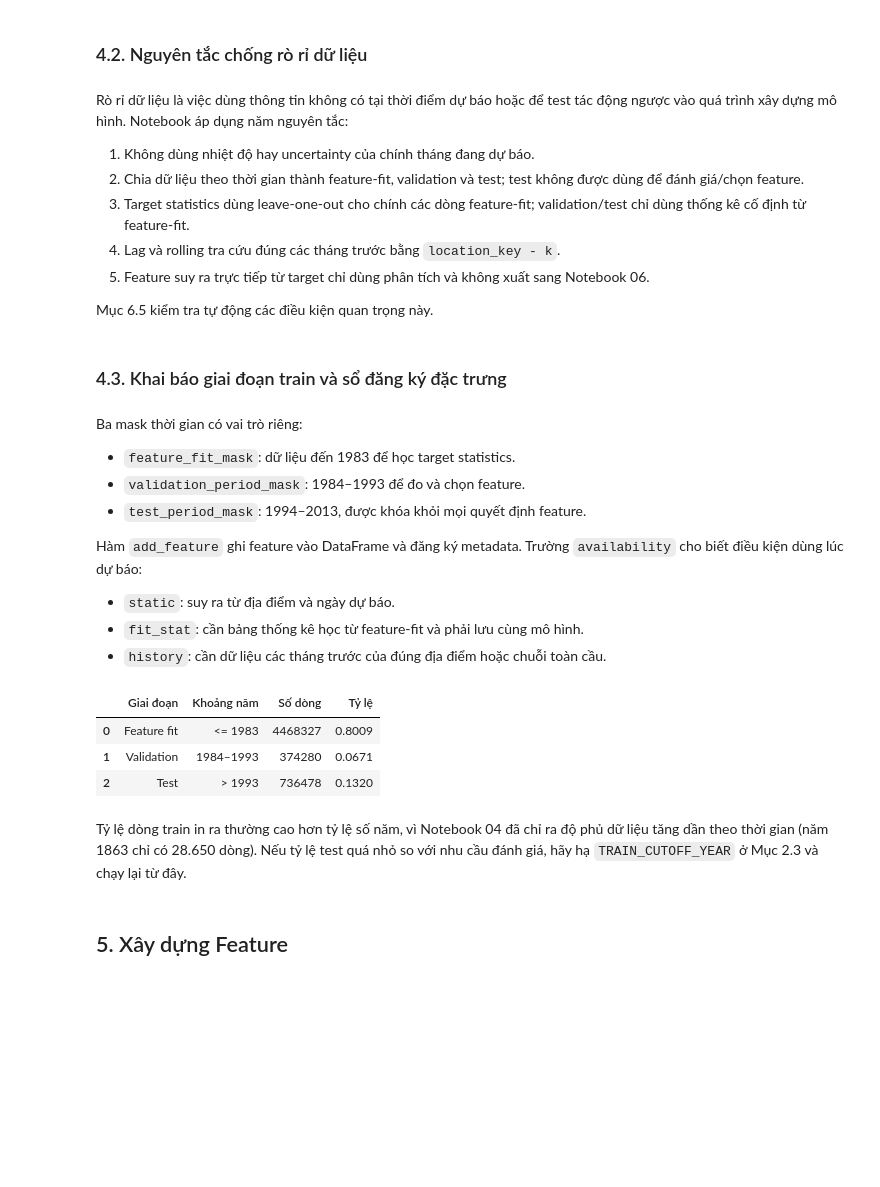
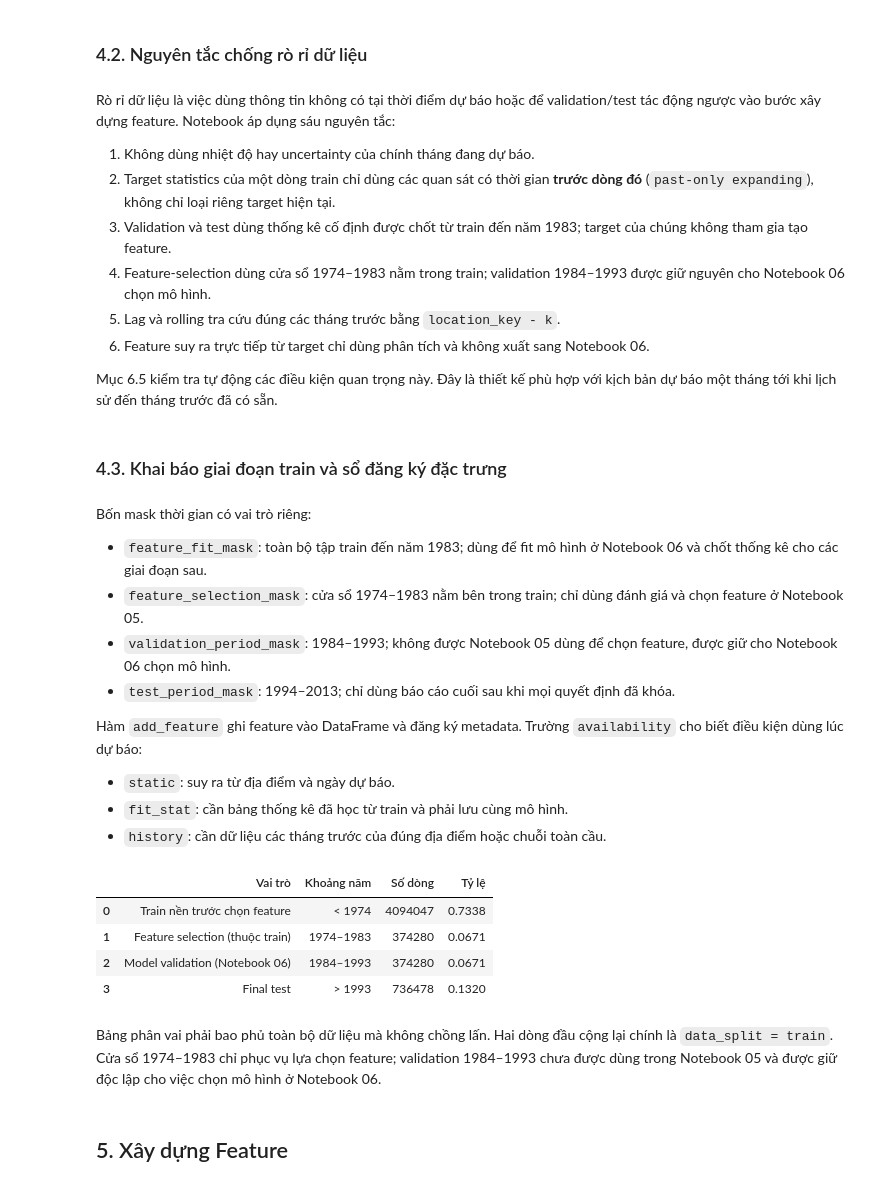
Before and after one commit to Sekaiiii1/Global-Surface-Temperature-Analysis, a Jupyter notebook: notebooks_v2/05_feature_engineering.ipynb, the cells around one changed output. Saved outputs shown, nothing was run; the diff lists cells and outputs as text; code cells hidden in the pictures; blank space fills up the shorter version.

```diff
--- a/notebooks_v2/05_feature_engineering.ipynb
+++ b/notebooks_v2/05_feature_engineering.ipynb
@@ -652,43 +653,51 @@ Do đó, việc một feature xuất hiện trong Mục 4.1 chỉ có nghĩa là
 # %% [markdown]
 ### 4.2. Nguyên tắc chống rò rỉ dữ liệu
 # %% [markdown]
-Rò rỉ dữ liệu là việc dùng thông tin không có tại thời điểm dự báo hoặc để test tác động ngược vào quá trình xây dựng mô hình. Notebook áp dụng năm nguyên tắc:
+Rò rỉ dữ liệu là việc dùng thông tin không có tại thời điểm dự báo hoặc để validation/test tác động ngược vào bước xây dựng feature. Notebook áp dụng sáu nguyên tắc:
 
 1. Không dùng nhiệt độ hay uncertainty của chính tháng đang dự báo.
-2. Chia dữ liệu theo thời gian thành feature-fit, validation và test; test không được dùng để đánh giá/chọn feature.
-3. Target statistics dùng leave-one-out cho chính các dòng feature-fit; validation/test chỉ dùng thống kê cố định từ feature-fit.
-4. Lag và rolling tra cứu đúng các tháng trước bằng `location_key - k`.
-5. Feature suy ra trực tiếp từ target chỉ dùng phân tích và không xuất sang Notebook 06.
+2. Target statistics của một dòng train chỉ dùng các quan sát có thời gian **trước dòng đó** (`past-only expanding`), không chỉ loại riêng target hiện tại.
+3. Validation và test dùng thống kê cố định được chốt từ train đến năm 1983; target của chúng không tham gia tạo feature.
+4. Feature-selection dùng cửa sổ 1974–1983 nằm trong train; validation 1984–1993 được giữ nguyên cho Notebook 06 chọn mô hình.
+5. Lag và rolling tra cứu đúng các tháng trước bằng `location_key - k`.
+6. Feature suy ra trực tiếp từ target chỉ dùng phân tích và không xuất sang Notebook 06.
 
-Mục 6.5 kiểm tra tự động các điều kiện quan trọng này.
+Mục 6.5 kiểm tra tự động các điều kiện quan trọng này. Đây là thiết kế phù hợp với kịch bản dự báo một tháng tới khi lịch sử đến tháng trước đã có sẵn.
 # %% [markdown]
 ### 4.3. Khai báo giai đoạn train và sổ đăng ký đặc trưng
 # %% [markdown]
-Ba mask thời gian có vai trò riêng:
+Bốn mask thời gian có vai trò riêng:
 
-- `feature_fit_mask`: dữ liệu đến 1983 để học target statistics.
-- `validation_period_mask`: 1984–1993 để đo và chọn feature.
-- `test_period_mask`: 1994–2013, được khóa khỏi mọi quyết định feature.
+- `feature_fit_mask`: toàn bộ tập train đến năm 1983; dùng để fit mô hình ở Notebook 06 và chốt thống kê cho các giai đoạn sau.
+- `feature_selection_mask`: cửa sổ 1974–1983 nằm bên trong train; chỉ dùng đánh giá và chọn feature ở Notebook 05.
+- `validation_period_mask`: 1984–1993; không được Notebook 05 dùng để chọn feature, được giữ cho Notebook 06 chọn mô hình.
+- `test_period_mask`: 1994–2013; chỉ dùng báo cáo cuối sau khi mọi quyết định đã khóa.
 
 Hàm `add_feature` ghi feature vào DataFrame và đăng ký metadata. Trường `availability` cho biết điều kiện dùng lúc dự báo:
 
 - `static`: suy ra từ địa điểm và ngày dự báo.
-- `fit_stat`: cần bảng thống kê học từ feature-fit và phải lưu cùng mô hình.
+- `fit_stat`: cần bảng thống kê đã học từ train và phải lưu cùng mô hình.
 - `history`: cần dữ liệu các tháng trước của đúng địa điểm hoặc chuỗi toàn cầu.
 # %%
 feature_fit_mask = feature_df['year'] <= FEATURE_FIT_CUTOFF_YEAR
+feature_selection_mask = feature_df['year'].between(
+    FEATURE_SELECTION_START_YEAR, FEATURE_FIT_CUTOFF_YEAR
+)
+pre_selection_train_mask = feature_fit_mask & ~feature_selection_mask
 validation_period_mask = feature_df['year'].between(
     VALIDATION_START_YEAR, TRAIN_CUTOFF_YEAR
 )
 test_period_mask = feature_df['year'] > TRAIN_CUTOFF_YEAR
 train_period_mask = feature_fit_mask | validation_period_mask
 
+if not (feature_selection_mask <= feature_fit_mask).all():
+    raise RuntimeError('Cửa sổ feature-selection phải nằm hoàn toàn trong train.')
 if (feature_fit_mask & validation_period_mask).any():
-    raise RuntimeError('Giai đoạn feature-fit và validation bị chồng lấn.')
+    raise RuntimeError('Train và validation bị chồng lấn.')
 if (train_period_mask & test_period_mask).any():
-    raise RuntimeError('Giai đoạn train và test bị chồng lấn.')
+    raise RuntimeError('Giai đoạn train/validation và test bị chồng lấn.')
 if not (feature_fit_mask | validation_period_mask | test_period_mask).all():
-    raise RuntimeError('Có dòng chưa được gán vào fit/validation/test.')
+    raise RuntimeError('Có dòng chưa được gán vào train/validation/test.')
 
 FEATURE_CATALOG: dict[str, dict] = {}
 
@@ -710,42 +719,50 @@ def add_feature(
         series = series.astype('float32')
     elif series.dtype.kind in 'iu':
         max_abs = series.abs().max()
         series = series.astype('int32' if max_abs > 32_000 else 'int16')
     feature_df[name] = series
     FEATURE_CATALOG[name] = {
         'group': group,
         'description': description,
         'availability': availability,
         'force_keep': force_keep,
         'keep_reason': keep_reason,
         'dtype': str(series.dtype),
     }
 
 
 split_summary = pd.DataFrame(
     {
-        'Giai đoạn': ['Feature fit', 'Validation', 'Test'],
+        'Vai trò': [
+            'Train nền trước chọn feature',
+            'Feature selection (thuộc train)',
+            'Model validation (Notebook 06)',
+            'Final test',
+        ],
         'Khoảng năm': [
-            f'<= {FEATURE_FIT_CUTOFF_YEAR}',
+            f'< {FEATURE_SELECTION_START_YEAR}',
+            f'{FEATURE_SELECTION_START_YEAR}–{FEATURE_FIT_CUTOFF_YEAR}',
             f'{VALIDATION_START_YEAR}–{TRAIN_CUTOFF_YEAR}',
             f'> {TRAIN_CUTOFF_YEAR}',
         ],
         'Số dòng': [
-            int(feature_fit_mask.sum()),
+            int(pre_selection_train_mask.sum()),
+            int(feature_selection_mask.sum()),
             int(validation_period_mask.sum()),
             int(test_period_mask.sum()),
         ],
     }
 )
 split_summary['Tỷ lệ'] = split_summary['Số dòng'] / len(feature_df)
 display(split_summary)
 # %% [output]
-|  | Giai đoạn | Khoảng năm | Số dòng | Tỷ lệ |
-| 0 | Feature fit | <= 1983 | 4468327 | 0.8009 |
-| 1 | Validation | 1984–1993 | 374280 | 0.0671 |
-| 2 | Test | > 1993 | 736478 | 0.1320 |
+|  | Vai trò | Khoảng năm | Số dòng | Tỷ lệ |
+| 0 | Train nền trước chọn feature | < 1974 | 4094047 | 0.7338 |
+| 1 | Feature selection (thuộc train) | 1974–1983 | 374280 | 0.0671 |
+| 2 | Model validation (Notebook 06) | 1984–1993 | 374280 | 0.0671 |
+| 3 | Final test | > 1993 | 736478 | 0.1320 |
 # %% [markdown]
-Tỷ lệ dòng train in ra thường cao hơn tỷ lệ số năm, vì Notebook 04 đã chỉ ra độ phủ dữ liệu tăng dần theo thời gian (năm 1863 chỉ có 28.650 dòng). Nếu tỷ lệ test quá nhỏ so với nhu cầu đánh giá, hãy hạ `TRAIN_CUTOFF_YEAR` ở Mục 2.3 và chạy lại từ đây.
+Bảng phân vai phải bao phủ toàn bộ dữ liệu mà không chồng lấn. Hai dòng đầu cộng lại chính là `data_split = train`. Cửa sổ 1974–1983 chỉ phục vụ lựa chọn feature; validation 1984–1993 chưa được dùng trong Notebook 05 và được giữ độc lập cho việc chọn mô hình ở Notebook 06.
 # %% [markdown]
 ## 5. Xây dựng Feature
 # %% [markdown]
```
Also changed, not shown: parts of 50 cells of this notebook, 23 other files.
